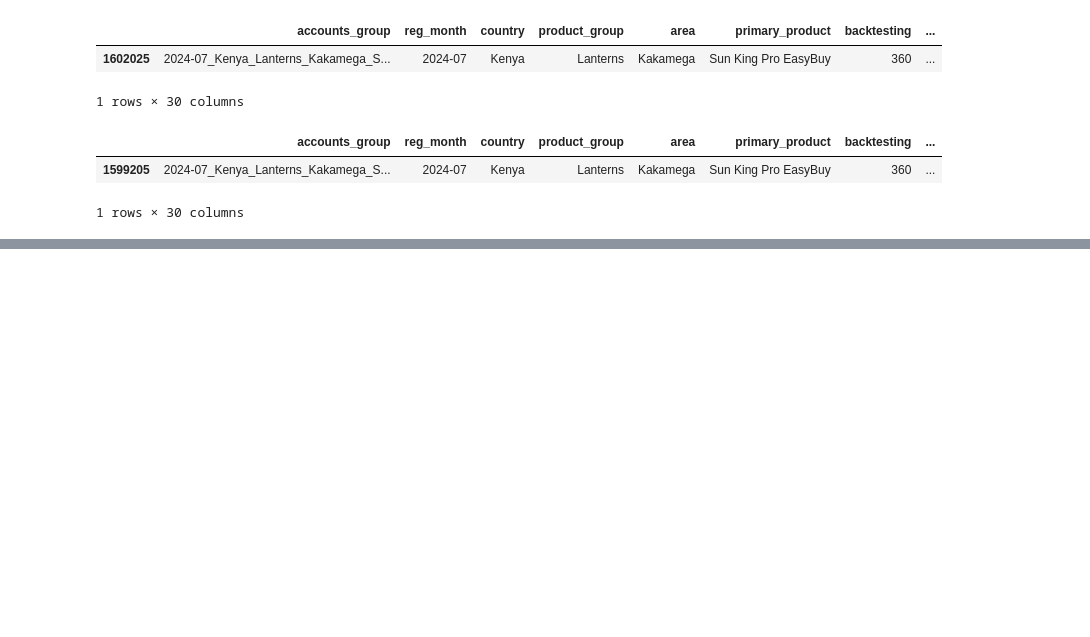
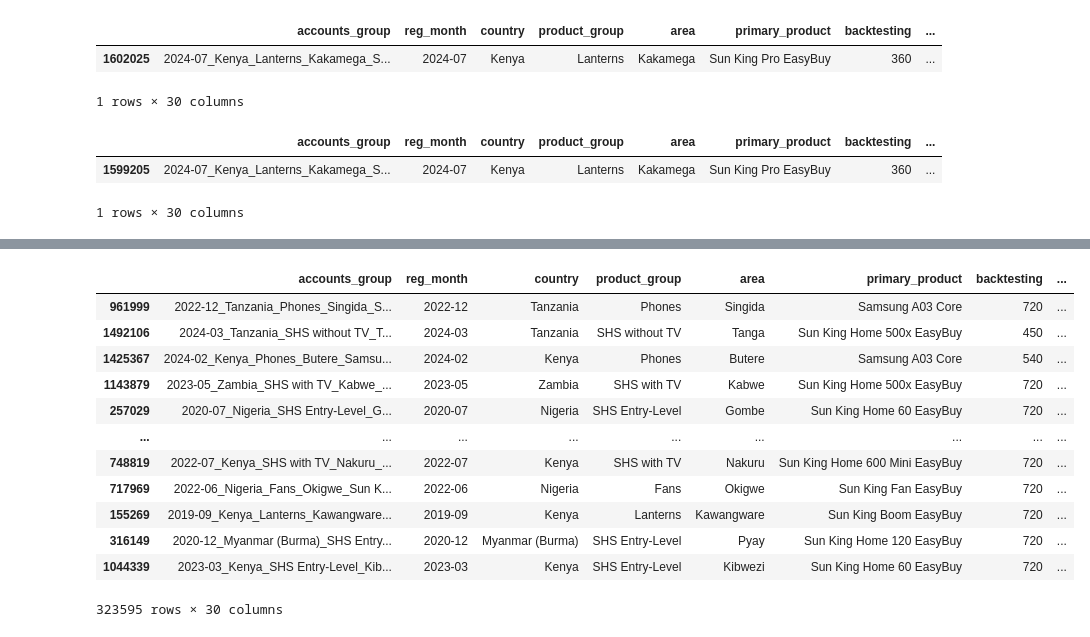
Before and after one commit to elijahkoech/cbr360, a Jupyter notebook: notebooks/clp_inference.ipynb, the cells around one changed output, grey strips where cells are left out. Saved outputs shown, nothing was run; the diff lists cells and outputs as text; code cells hidden in the pictures; blank space fills up the shorter version.

```diff
--- a/notebooks/clp_inference.ipynb
+++ b/notebooks/clp_inference.ipynb
@@ -139,0 +145,16 @@ subset
+# %%
+df_long_copy
+# %% [output]
+|  | accounts_group | reg_month | country | product_group | area | primary_product | backtesting | ... |
+| 961999 | 2022-12_Tanzania_Phones_Singida_S... | 2022-12 | Tanzania | Phones | Singida | Samsung A03 Core | 720 | ... |
+| 1492106 | 2024-03_Tanzania_SHS without TV_T... | 2024-03 | Tanzania | SHS without TV | Tanga | Sun King Home 500x EasyBuy | 450 | ... |
+| 1425367 | 2024-02_Kenya_Phones_Butere_Samsu... | 2024-02 | Kenya | Phones | Butere | Samsung A03 Core | 540 | ... |
+| 1143879 | 2023-05_Zambia_SHS with TV_Kabwe_... | 2023-05 | Zambia | SHS with TV | Kabwe | Sun King Home 500x EasyBuy | 720 | ... |
+| 257029 | 2020-07_Nigeria_SHS Entry-Level_G... | 2020-07 | Nigeria | SHS Entry-Level | Gombe | Sun King Home 60 EasyBuy | 720 | ... |
+| ... | ... | ... | ... | ... | ... | ... | ... | ... |
+| 748819 | 2022-07_Kenya_SHS with TV_Nakuru_... | 2022-07 | Kenya | SHS with TV | Nakuru | Sun King Home 600 Mini EasyBuy | 720 | ... |
+| 717969 | 2022-06_Nigeria_Fans_Okigwe_Sun K... | 2022-06 | Nigeria | Fans | Okigwe | Sun King Fan EasyBuy | 720 | ... |
+| 155269 | 2019-09_Kenya_Lanterns_Kawangware... | 2019-09 | Kenya | Lanterns | Kawangware | Sun King Boom EasyBuy | 720 | ... |
+| 316149 | 2020-12_Myanmar (Burma)_SHS Entry... | 2020-12 | Myanmar (Burma) | SHS Entry-Level | Pyay | Sun King Home 120 EasyBuy | 720 | ... |
+| 1044339 | 2023-03_Kenya_SHS Entry-Level_Kib... | 2023-03 | Kenya | SHS Entry-Level | Kibwezi | Sun King Home 60 EasyBuy | 720 | ... |
+323595 rows × 30 columns
```
Also changed, not shown: parts of 8 cells of this notebook.
